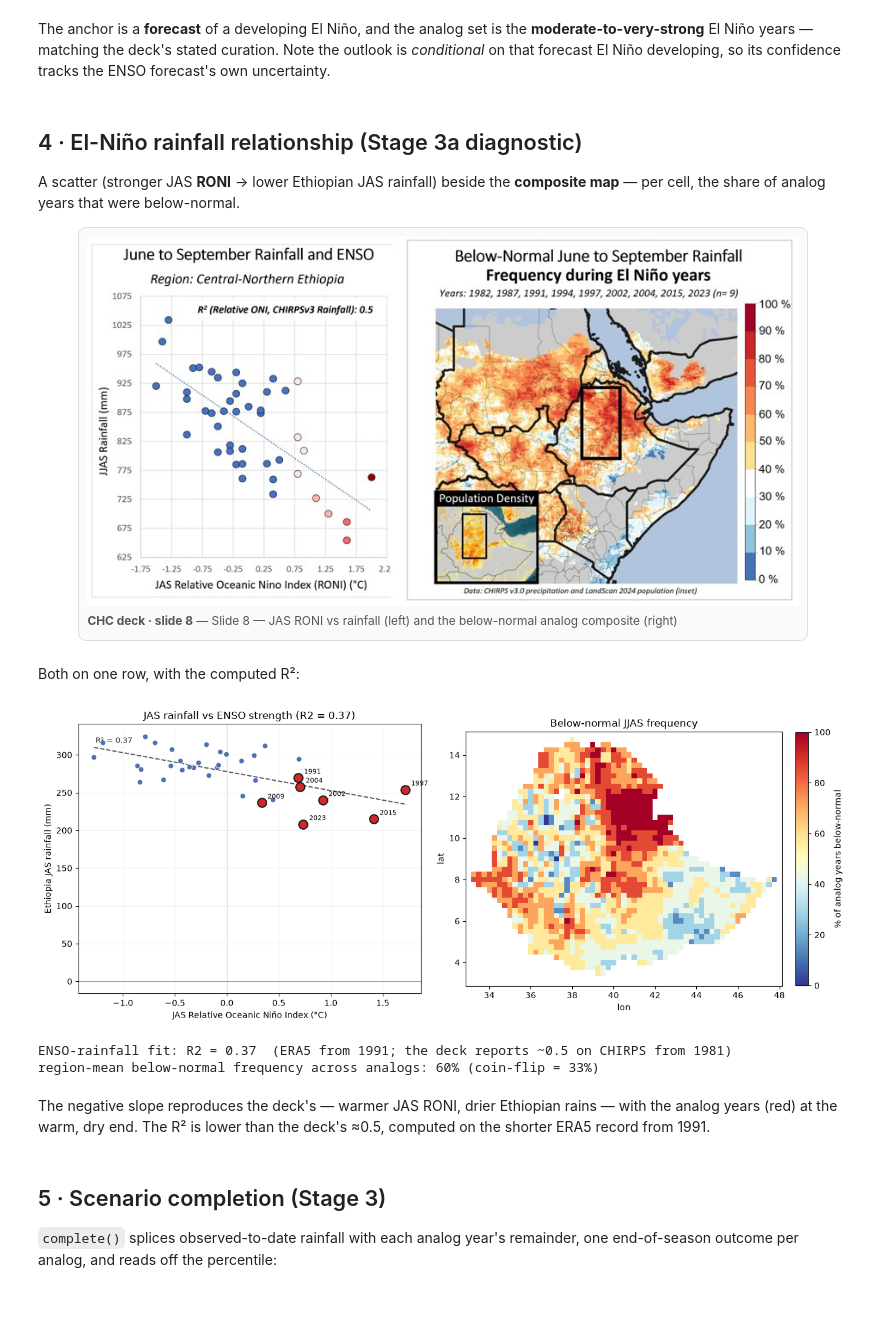
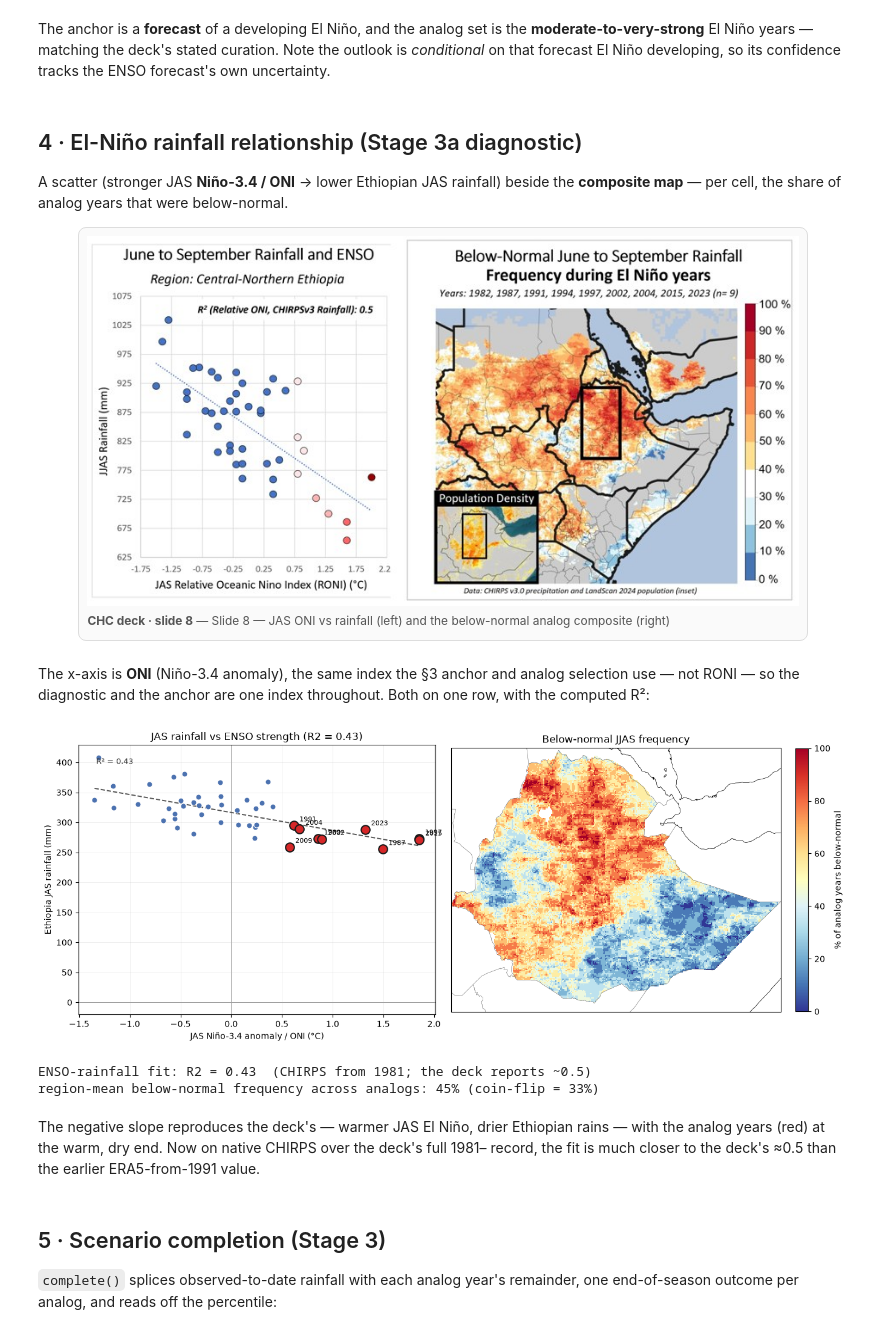
Before and after one commit to accord-research/chc_analyses, a Jupyter notebook: chc_ethiopia/1_Ethiopia_Kiremt_outlook.ipynb, the cells around one changed output. Saved outputs shown, nothing was run; the diff lists cells and outputs as text; code cells hidden in the pictures; blank space fills up the shorter version.

```diff
--- a/chc_ethiopia/1_Ethiopia_Kiremt_outlook.ipynb
+++ b/chc_ethiopia/1_Ethiopia_Kiremt_outlook.ipynb
@@ -32,6 +34,7 @@ sharpens the outlook. We flag it at each stage.
 import warnings; warnings.filterwarnings("ignore")
 import numpy as np, pandas as pd, xarray as xr
 import matplotlib.pyplot as plt
+import cartopy.crs as ccrs                     # plot_field_map needs GeoAxes when cartopy is present
 import geopandas as gpd
 from shapely.geometry import Point
 import rosetta
@@ -45,7 +48,7 @@ REGION     = [3.0, 15.0, 33.0, 48.0]        # Ethiopia (SMPG analysis extent)
 SEASON     = "JJAS"                          # the Kiremt season
 TARGET     = 2026
 BASELINE   = (1991, 2020)                    # index (Niño-3.4) anomaly baseline (standard ENSO baseline)
-CANDIDATES = list(range(1991, 2026))         # ONE window for climatology / percentile baseline / analog pool
+CANDIDATES = list(range(1981, 2026))         # ONE window for climatology / percentile baseline / analog pool (CHIRPS starts 1981, the deck's record)
 woredas = gpd.read_file("data/eth_adm3_woreda.geojson")
 print(f"{len(woredas)} woredas loaded")
 # %% [output]
@@ -60,6 +65,7 @@ Niño-3.4 index uses the standard 1991–2020 anomaly baseline.
 # %%
-era_gha = rosetta.fetch("obs/era5", "precip", hindcast=(1991, 2026), region=GHA, verbose=False)["precip"]
-era = era_gha.sel(lat=slice(REGION[0], REGION[1]), lon=slice(REGION[2], REGION[3]))
-climatology = ds.seasonal_stack(era, SEASON, years=CANDIDATES)
-print("Ethiopia subset:", dict(era.sizes), "| ERA5 latest month:", str(era.time.values[-1])[:7])
+chp_gha = rosetta.fetch("obs/chirps-v3-monthly", "precip", hindcast=(1981, 2026),
+                        region=GHA, months=[6, 7, 8, 9], allow_partial=True, verbose=False)["precip"]
+chp = chp_gha.sel(lat=slice(REGION[0], REGION[1]), lon=slice(REGION[2], REGION[3]))
+climatology = ds.seasonal_stack(chp, SEASON, years=CANDIDATES)
+print("Ethiopia subset:", dict(chp.sizes), "| CHIRPS latest month:", str(chp.time.values[-1])[:7])
 # %% [output]
@@ -150,7 +160,7 @@ also what the deck's "rapidly intensifying El&nbsp;Niño" premise is. We compute
 from the NMME models (June init), splice it onto the observed history, and select
 analogs as the **moderate-to-very-strong El&nbsp;Niño years** the deck curates:
 # %%
-sst = rosetta.fetch("obs/ersst-v5", "sst", hindcast=(1991, 2026), verbose=False)["sst"]
+sst = rosetta.fetch("obs/ersst-v5", "sst", hindcast=(1981, 2026), verbose=False)["sst"]  # 1981 to match CANDIDATES/CHIRPS
 
 # Niño-3.4 as a RAW box-mean SST; we form the anomaly ourselves against the observed
 # 1991-2020 climatology, so a single-year forecast field (no baseline of its own) can
@@ -208,45 +220,48 @@ developing, so its confidence tracks the ENSO forecast's own uncertainty.
 # %% [markdown]
 ## 4 · El-Niño rainfall relationship (Stage 3a diagnostic)
 
-A scatter (stronger JAS **RONI** → lower Ethiopian JAS rainfall) beside the **composite map** — per cell, the share of analog years that were below-normal.
+A scatter (stronger JAS **Niño-3.4 / ONI** → lower Ethiopian JAS rainfall) beside the **composite map** — per cell, the share of analog years that were below-normal.
 
 <figure style="margin:1.1em 0;padding:0.6em;border:1px solid #ddd;border-radius:8px;background:#fafafa">
 <img src="embedded-picture-1" width="720"/>
 <figcaption style="font-size:0.85em;color:#555;margin-top:0.4em">
-<b>CHC deck &middot; slide 8</b> &mdash; Slide 8 — JAS RONI vs rainfall (left) and the below-normal analog composite (right)</figcaption>
+<b>CHC deck &middot; slide 8</b> &mdash; Slide 8 — JAS ONI vs rainfall (left) and the below-normal analog composite (right)</figcaption>
 </figure>
-# %% [markdown]
-Both on one row, with the computed R²:
+# %% [markdown]
+The x-axis is **ONI** (Niño-3.4 anomaly), the same index the §3 anchor and analog selection use — not RONI — so the diagnostic and the anchor are one index throughout. Both on one row, with the computed R²:
 # %%
 jas_sst = sst.sel(time=sst.time.dt.month.isin([7,8,9])).groupby("time.year").mean("time")
-roni_jas = ds.Index.named("roni", baseline=BASELINE).reduce(jas_sst)
-jas_rain = era.sel(time=era.time.dt.month.isin([7,8,9])).groupby("time.year").mean("time").mean(["lat","lon"]) * 92
+oni_jas = ds.Index.named("oni", baseline=BASELINE).reduce(jas_sst)   # Niño-3.4 anomaly (ONI), matching §3
+jas_rain = chp.sel(time=chp.time.dt.month.isin([7,8,9])).groupby("time.year").mean("time").mean(["lat","lon"]) * 92
 jas_rain.name = "jas_rainfall_mm"
-yrs = [y for y in CANDIDATES if y in roni_jas.year.values]
-r2 = float(np.corrcoef(roni_jas.sel(year=yrs).values, jas_rain.sel(year=yrs).values)[0,1])**2
+yrs = [y for y in CANDIDATES if y in oni_jas.year.values]
+r2 = float(np.corrcoef(oni_jas.sel(year=yrs).values, jas_rain.sel(year=yrs).values)[0,1])**2
 
 step_dims = [d for d in climatology.dims if d not in ("year", "lat", "lon")]
 jjas_total = climatology.sum(step_dims)
 below_freq = ds.frequency_below(jjas_total.sel(year=sorted(analogs.years.tolist())), jjas_total, q=1/3) * 100
 
-fig, axes = plt.subplots(1, 2, figsize=(13.5, 5.4))
-ds.plot_index_scatter(roni_jas.sel(year=yrs), jas_rain.sel(year=yrs), ax=axes[0],
+fig = plt.figure(figsize=(13.5, 5.4))
+ax_sc = fig.add_subplot(1, 2, 1)                                             # plain axes for the scatter
+ax_map = fig.add_subplot(1, 2, 2, projection=ccrs.PlateCarree())            # GeoAxes for plot_field_map
+ds.plot_index_scatter(oni_jas.sel(year=yrs), jas_rain.sel(year=yrs), ax=ax_sc,
         highlight=sorted(analogs.years.tolist()), highlight_color="#d62728", trendline=True,
-        xlabel="JAS Relative Oceanic Niño Index (°C)", ylabel="Ethiopia JAS rainfall (mm)",
+        xlabel="JAS Niño-3.4 anomaly / ONI (°C)", ylabel="Ethiopia JAS rainfall (mm)",
         title=f"JAS rainfall vs ENSO strength (R2 = {r2:.2f})")
-ds.plot_field_map(below_freq, ax=axes[1], clip=woredas, cmap="RdYlBu_r", vmin=0, vmax=100,
+ds.plot_field_map(below_freq, ax=ax_map, clip=woredas, cmap="RdYlBu_r", vmin=0, vmax=100,
         cbar_label="% of analog years below-normal", title="Below-normal JJAS frequency")
 fig.tight_layout(); plt.show()
-print(f"ENSO-rainfall fit: R2 = {r2:.2f}  (ERA5 from 1991; the deck reports ~0.5 on CHIRPS from 1981)")
+print(f"ENSO-rainfall fit: R2 = {r2:.2f}  (CHIRPS from 1981; the deck reports ~0.5)")
 print(f"region-mean below-normal frequency across analogs: {float(below_freq.mean()):.0f}% (coin-flip = 33%)")
 # %% [output]
-[figure, old version]
+[figure, new version]
-ENSO-rainfall fit: R2 = 0.37  (ERA5 from 1991; the deck reports ~0.5 on CHIRPS from 1981)
-region-mean below-normal frequency across analogs: 60% (coin-flip = 33%)
+ENSO-rainfall fit: R2 = 0.43  (CHIRPS from 1981; the deck reports ~0.5)
+region-mean below-normal frequency across analogs: 45% (coin-flip = 33%)
 # %% [markdown]
-The negative slope reproduces the deck's — warmer JAS RONI, drier Ethiopian rains —
-with the analog years (red) at the warm, dry end. The R² is lower than the deck's
-≈0.5, computed on the shorter ERA5 record from 1991.
+The negative slope reproduces the deck's — warmer JAS El&nbsp;Niño, drier Ethiopian
+rains — with the analog years (red) at the warm, dry end. Now on native CHIRPS over
+the deck's full 1981– record, the fit is much closer to the deck's ≈0.5 than the
+earlier ERA5-from-1991 value.
 # %% [markdown]
 ## 5 · Scenario completion (Stage 3)
 
```
Also changed, not shown: parts of 22 cells of this notebook, 3 other files.
